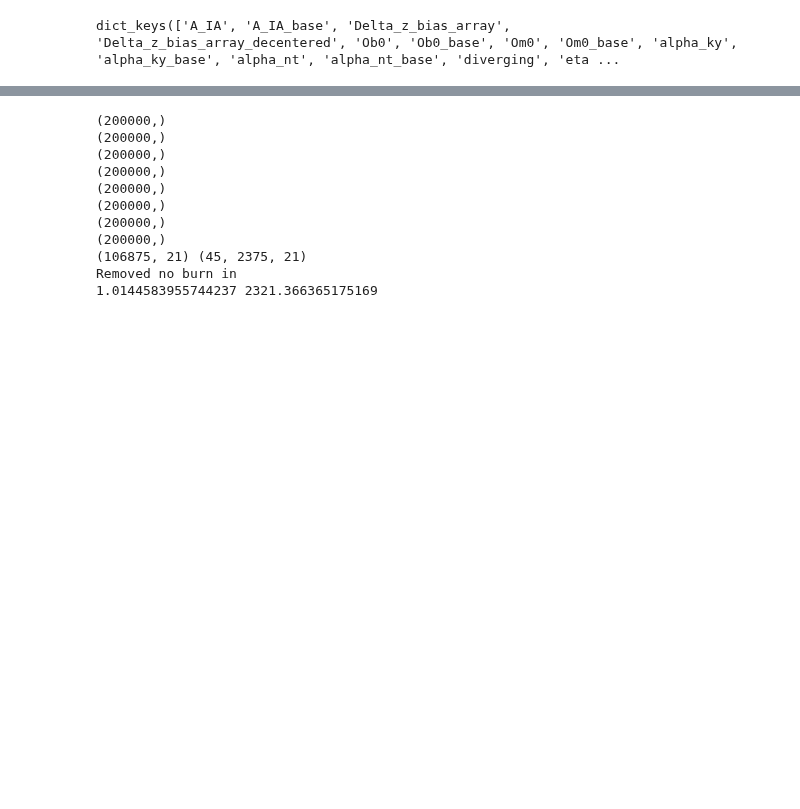
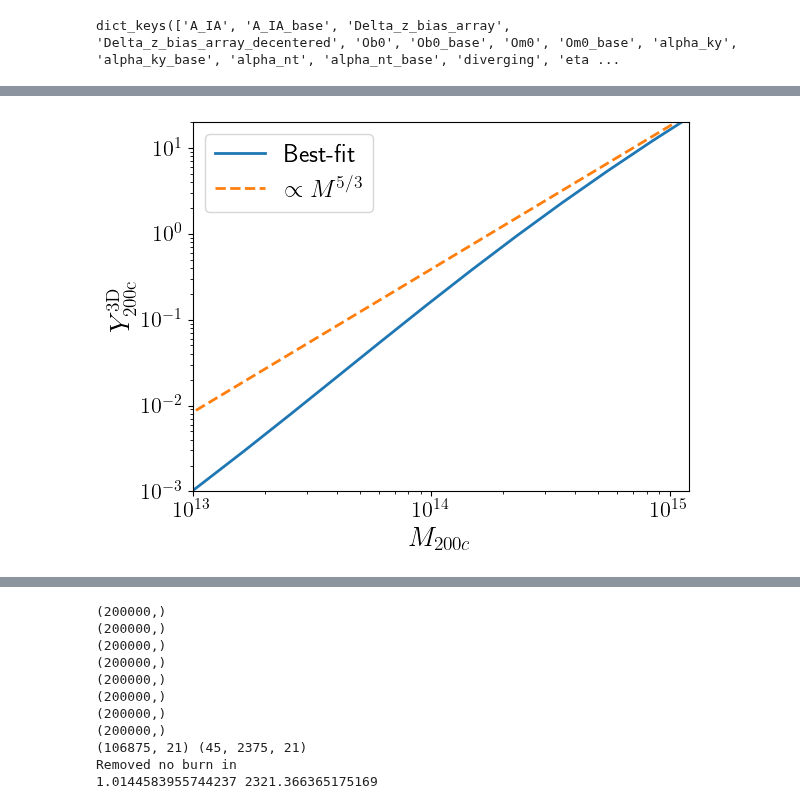
Before and after one commit to shivampcosmo/GODMAX, a Jupyter notebook: run_scripts/dtai/bestfit_plot.ipynb, the cells around one changed output, grey strips where cells are left out. Drawn from its saved outputs; the diff is of its cells as text; code cells hidden in the pictures; blank space fills up the shorter version.

```diff
--- a/run_scripts/dtai/bestfit_plot.ipynb
+++ b/run_scripts/dtai/bestfit_plot.ipynb
@@ -214,21 +344,18 @@ pl.xscale('log')
 # %%
-# # df['potential_energy'].shape
-# # pl.plot(df['theta_ej_0'])
-# # pl.plot(df['sigma8'])
-# sig8 = df['sigma8']
-# # sig8 = df['alpha_1h2h_ym']
-# # sig8 = df['mu_beta']
-# # sig8 = df['A_IA']
-# # sig8 = df['theta_ej_0']
-# nchains = 80
-# sig8_rs = sig8.reshape(nchains,-1)
-# # for ji in range(12):
-#     # print(np.std(sig8_rs[ji]))
-# # for ji in range(nchains):
-# for ji in range(10):
-#     pl.figure()
-#     pl.plot(sig8_rs[ji])
-#     pl.title(ji)
-#     print(np.mean(sig8_rs[ji]))
-#     # pl.ylim(0.7, 1.0)
-# pl.show()
+pl.figure()
+pl.plot(M_array, 1.8*Y_model_all, label='Best-fit', lw=2.0)
+# pl.plot(M_array, Y_ss_all, label='SS', lw=2.0)
+pl.plot(M_array, 1.8e-24 * (M_array**(5/3.)), label=r'$\propto M^{5/3}$', lw=2.0, ls='--')
+pl.xscale('log')
+pl.yscale('log')
+pl.xlabel(r'$M_{200c}$', fontsize=20)
+pl.ylabel(r'$Y^{\rm 3D}_{\rm 200c}$', fontsize=20)
+pl.xlim(1e13, 1.2e15)
+pl.ylim(1e-3, 2e1)
+pl.legend(fontsize=18)
+pl.tick_params(axis='both', which='major', labelsize=16)
+pl.tick_params(axis='both', which='minor', labelsize=16)
+# pl.savefig('/mnt/home/spandey/ceph/GODMAX/results/ACTxDES/Y_M_bestfit.png', bbox_inches='tight', dpi=300)
+pl.show()
+# %% [output]
+[figure, added]
```
Also changed, not shown: parts of 28 cells of this notebook, 44 other files.
